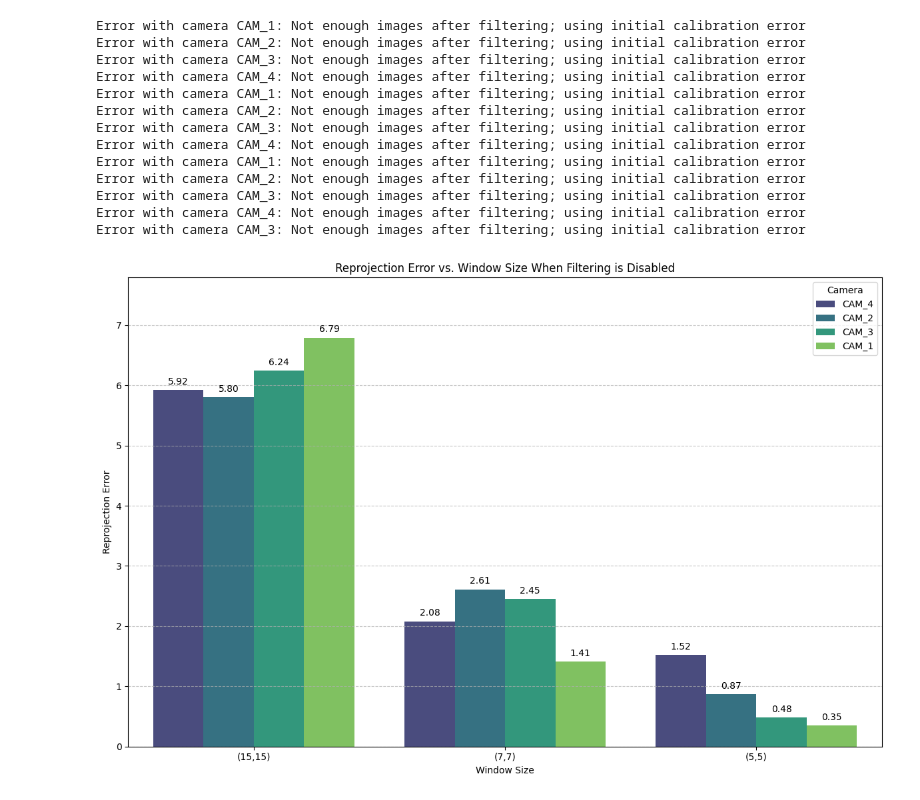
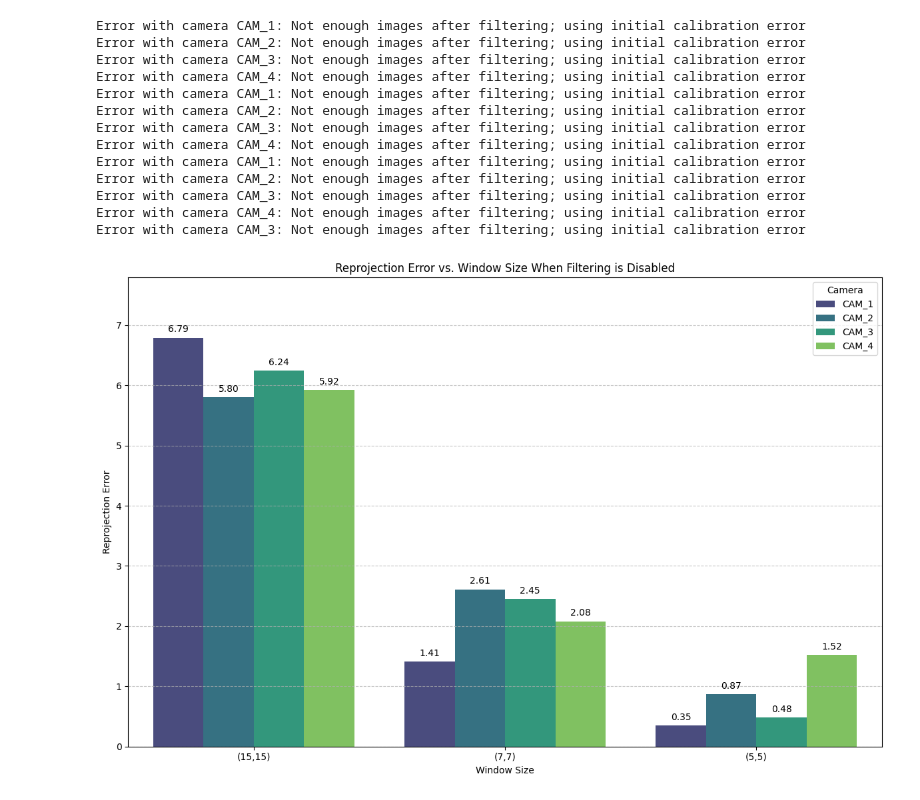
Before and after one commit to damianstone/cv-calibration-triangulation, a Jupyter notebook: report/calibration_results..ipynb, the cells around one changed output. Saved outputs shown, nothing was run; the diff lists cells and outputs as text; code cells hidden in the pictures.

```diff
--- a/report/calibration_results..ipynb
+++ b/report/calibration_results..ipynb
@@ -105,40 +105,44 @@ Error with camera CAM_2: Not enough images after filtering; using initial calibr
 Error with camera CAM_3: Not enough images after filtering; using initial calibration error
 Error with camera CAM_4: Not enough images after filtering; using initial calibration error
 Error with camera CAM_3: Not enough images after filtering; using initial calibration error
+# %%
+# load the data from the csv file
+original_df = pd.read_csv(output_path)
 # %%
 import seaborn as sns
 
-# for threshold 0, plot how reprojection error decreases (lower values are better) as window size is lower
-
 # Filter the data for threshold 0
-df_threshold_0 = df[df['threshold'] == 0]
+df_threshold_0 = original_df[original_df['threshold'] == 0]
 
 # Sort the data by reprojection error in descending order
 df_threshold_0 = df_threshold_0.sort_values(by='error', ascending=False)
 
 # Plot Reprojection Error vs. Window Size for Threshold 0
 plt.figure(figsize=(12, 8))
-barplot = sns.barplot(x='win_size', y='error', hue='camera', data=df_threshold_0, palette='viridis', order=[15, 7, 5])
+camera_order = ['CAM_1', 'CAM_2', 'CAM_3', 'CAM_4']
+# Then modify the barplot line to include hue_order:
+barplot = sns.barplot(x='win_size', y='error', hue='camera', data=df_threshold_0, palette='viridis',
+                     order=[15, 7, 5], hue_order=camera_order)
 plt.title('Reprojection Error vs. Window Size When Filtering is Disabled')
 plt.xlabel('Window Size')
 plt.ylabel('Reprojection Error')
 plt.legend(title='Camera', loc='upper right')
 plt.ylim(0, df_threshold_0['error'].max() + 1)  # Adjust y-axis limit for better readability
 plt.xticks(ticks=[0, 1, 2], labels=["(15,15)", "(7,7)", "(5,5)"])  # Custom x-axis labels
 plt.grid(axis='y', linestyle='--', alpha=0.7)  # Add grid for better readability
 
 for p in barplot.patches:
     height = p.get_height()
     if height > 0:  # Skip annotation for zero values
         barplot.annotate(format(height, '.2f'),
                          (p.get_x() + p.get_width() / 2., height),
                          ha='center', va='center',
                          xytext=(0, 9),
                          textcoords='offset points')
 
 plt.tight_layout()
 plt.show()
 # %% [output]
-[figure, old version]
+[figure, new version]
 # %%
 # Filter out experiments with window size 15
```
Also changed, not shown: parts of 5 cells of this notebook.
